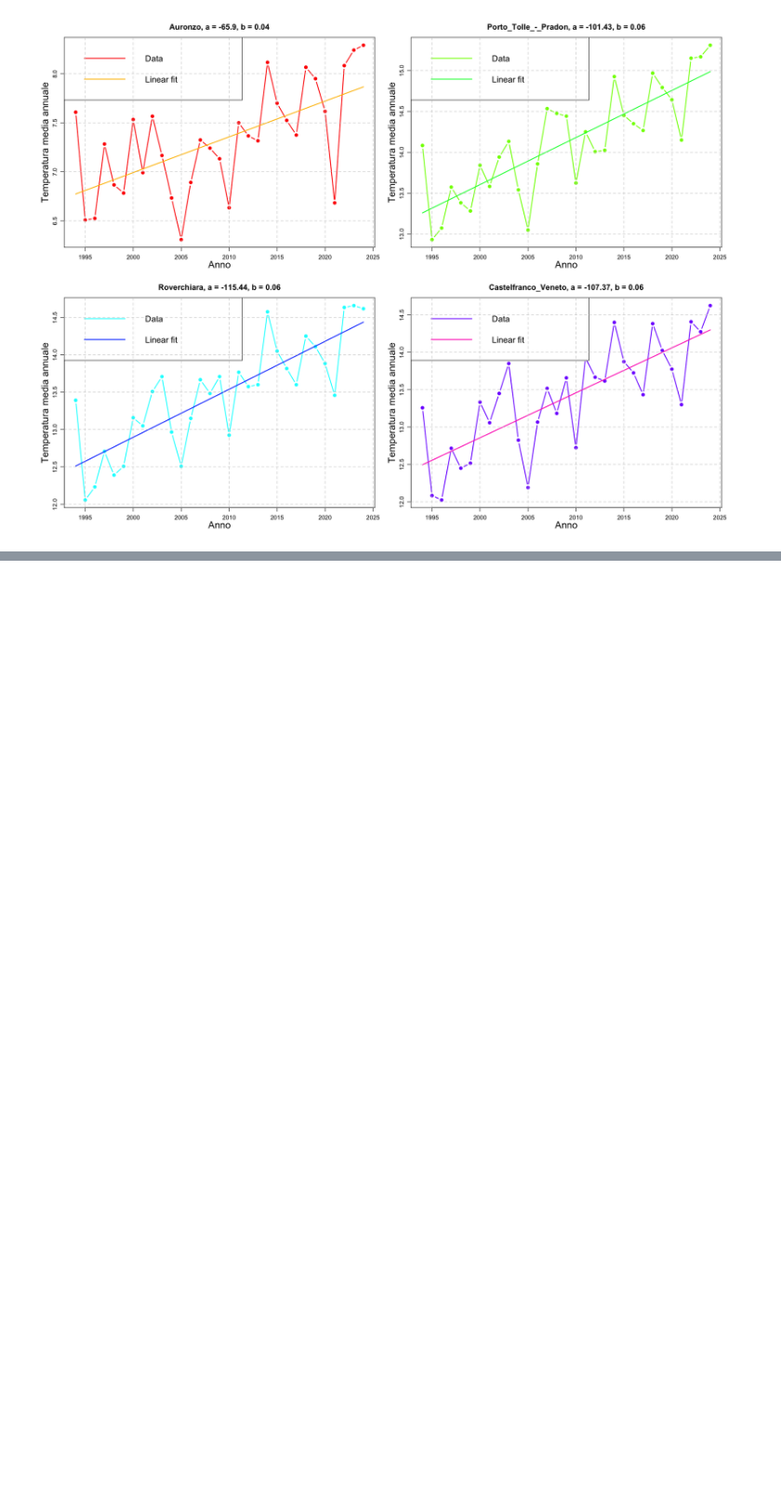
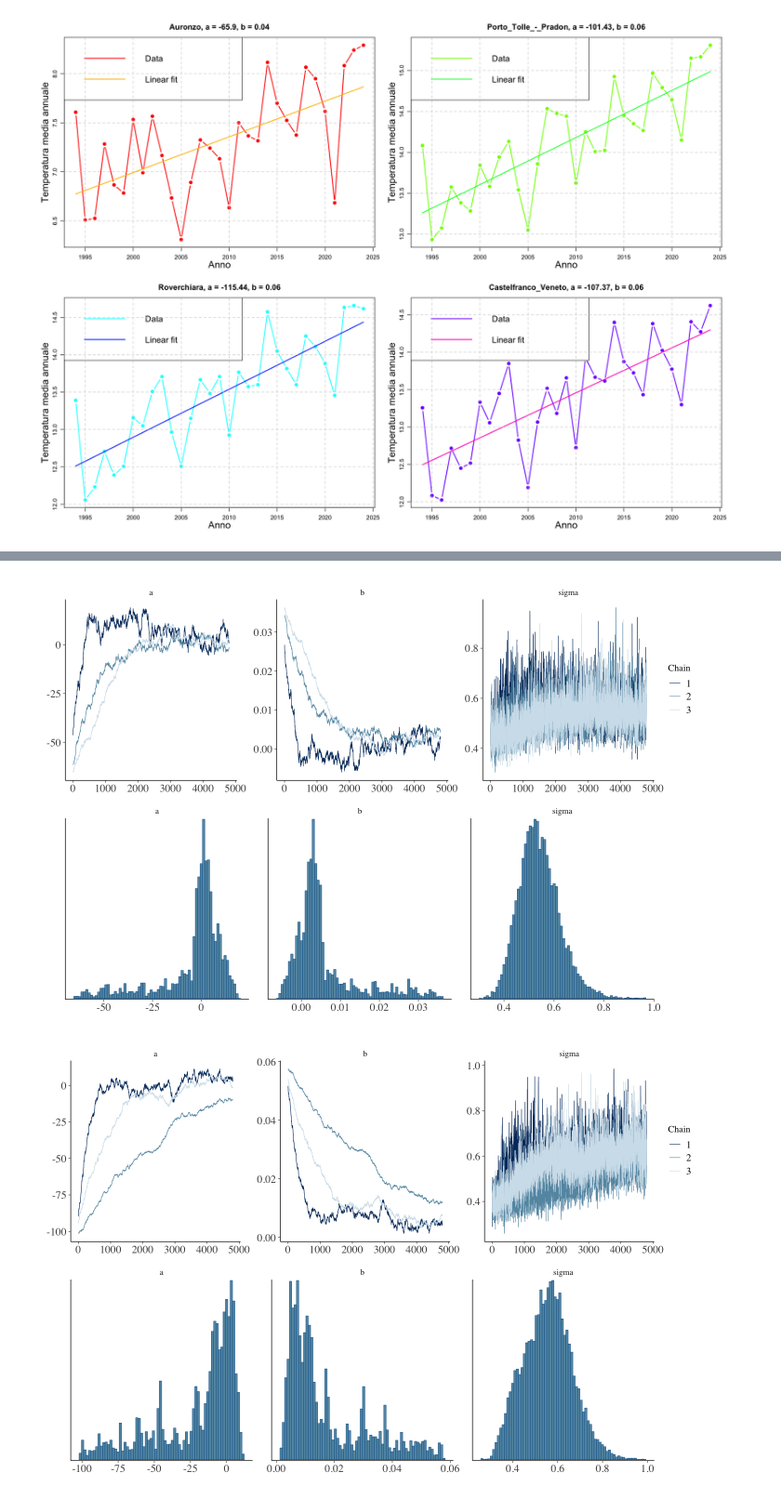
Before and after one commit to RaffaeleSabatini/ASPA_Proj07, a Jupyter notebook: main.ipynb, the cells around one changed output, grey strips where cells are left out. Shown at 93% size. Cells and saved outputs as stored; diff of their text form; code cells hidden in the pictures; blank space fills up the shorter version.

```diff
--- a/main.ipynb
+++ b/main.ipynb
@@ -414,0 +345,3 @@ Chain 3:
+# %%
+stan_regression('linear', 5e3)
+# %% [output]
@@ -414,0 +350,2 @@ Chain 3:
+[figure, added]
+[figure, added]
```
Also changed, not shown: parts of 9 cells of this notebook, 2 other files.
